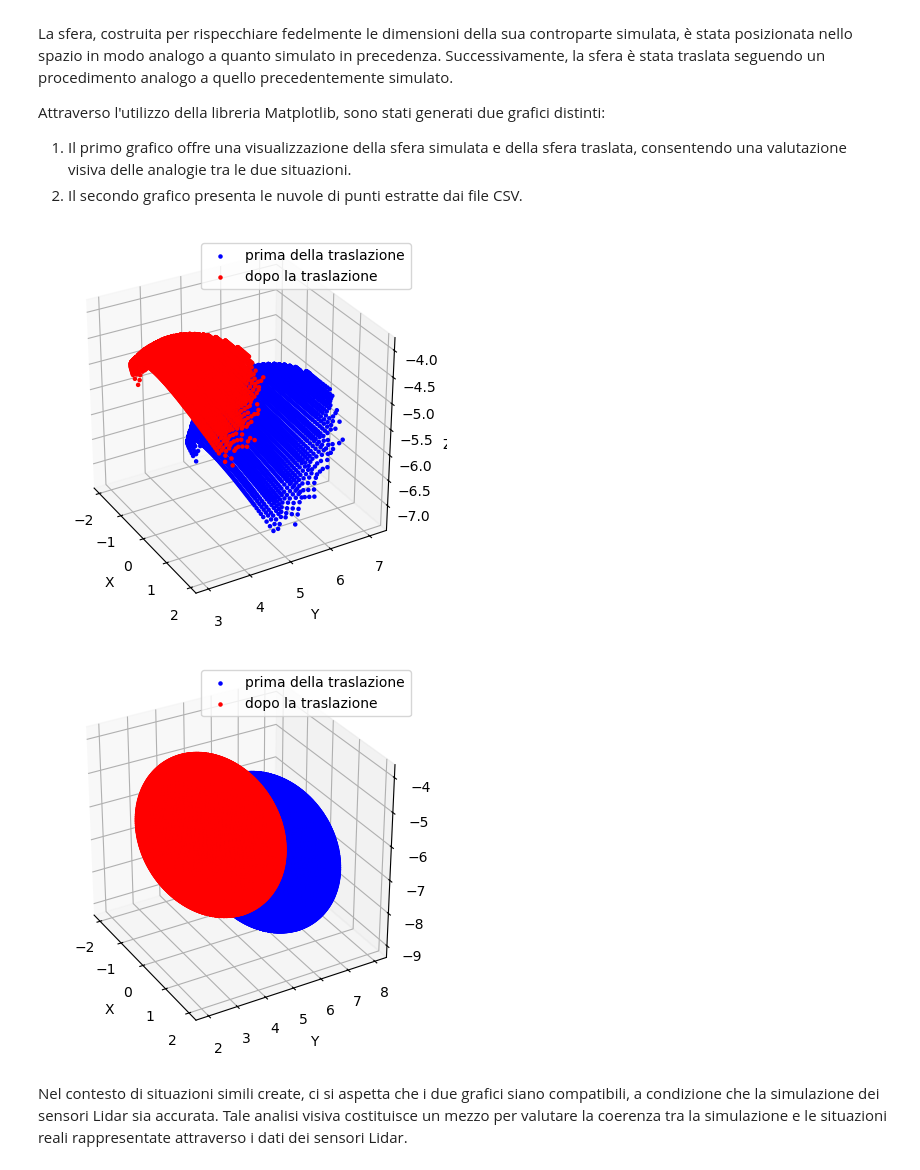
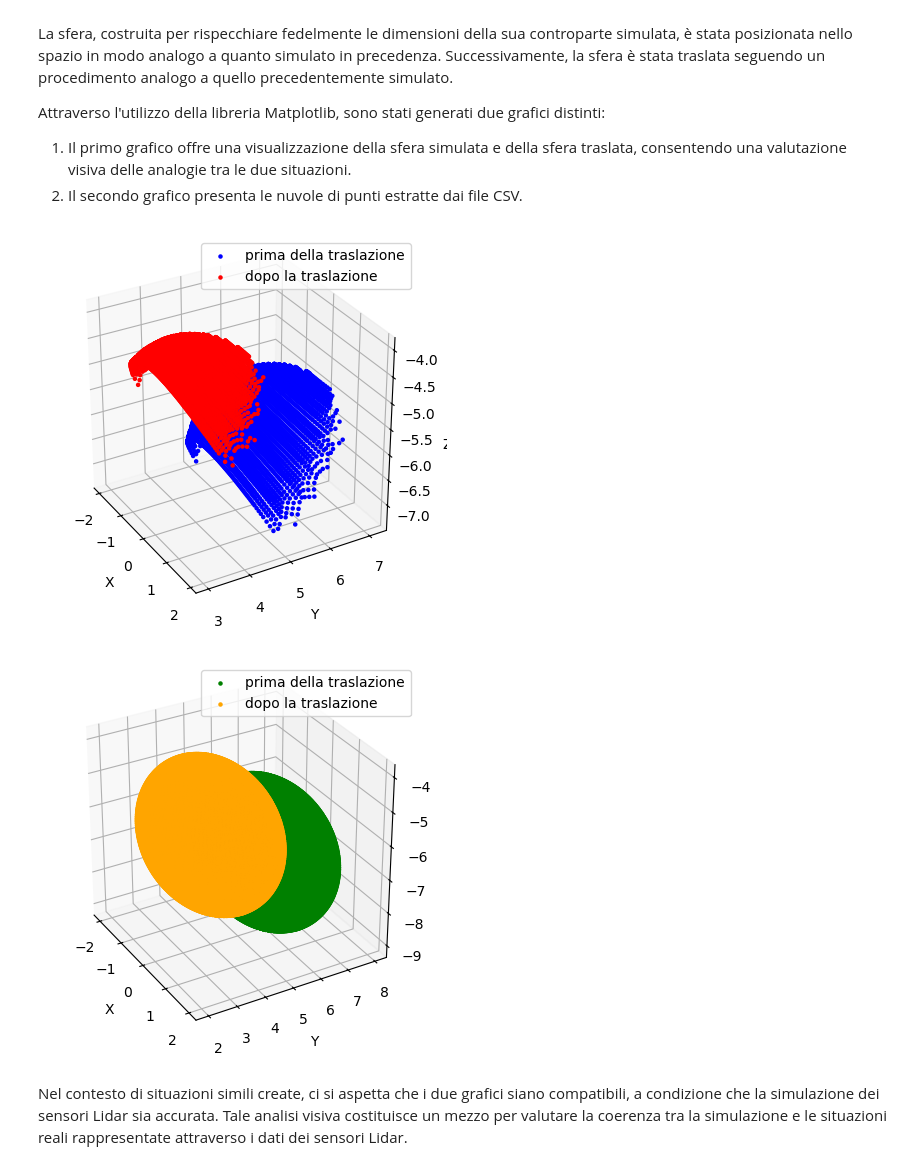
Before and after one commit to mazzaronecristian/blensor_lidar_simulation, a Jupyter notebook: plot_blensor_data.ipynb, the cells around one changed output. Cells and saved outputs as stored; diff of their text form; code cells hidden in the pictures.

Commit message:
cambio del colore

```diff
--- a/plot_blensor_data.ipynb
+++ b/plot_blensor_data.ipynb
@@ -116,21 +118,21 @@ x_sphere_trasl, y_sphere_trasl, z_sphere_trasl = build_sphere(
 # %%
 
 plot_3d_points(
     [(x_scan, y_scan, z_scan), (x_scan_trasl, y_scan_trasl, z_scan_trasl)],
     colors=["blue", "red"],
     labels=["prima della traslazione", "dopo la traslazione"],
     file_name="jupyter_plots/scan_sphere.png",
 )
 
 plot_3d_points(
     [(x_sphere, y_sphere, z_sphere), (x_sphere_trasl, y_sphere_trasl, z_sphere_trasl)],
-    colors=["blue", "red"],
+    colors=["green", "orange"],
     labels=["prima della traslazione", "dopo la traslazione"],
     file_name="jupyter_plots/sphere.png",
 )
 # %% [output]
 [figure]
-[figure, old version]
+[figure, new version]
 # %% [markdown]
 Nel contesto di situazioni simili create, ci si aspetta che i due grafici siano compatibili, a condizione che la simulazione dei sensori Lidar sia accurata. Tale analisi visiva costituisce un mezzo per valutare la coerenza tra la simulazione e le situazioni reali rappresentate attraverso i dati dei sensori Lidar.
 # %%
```
Also changed, not shown: parts of 1 cell of this notebook.
